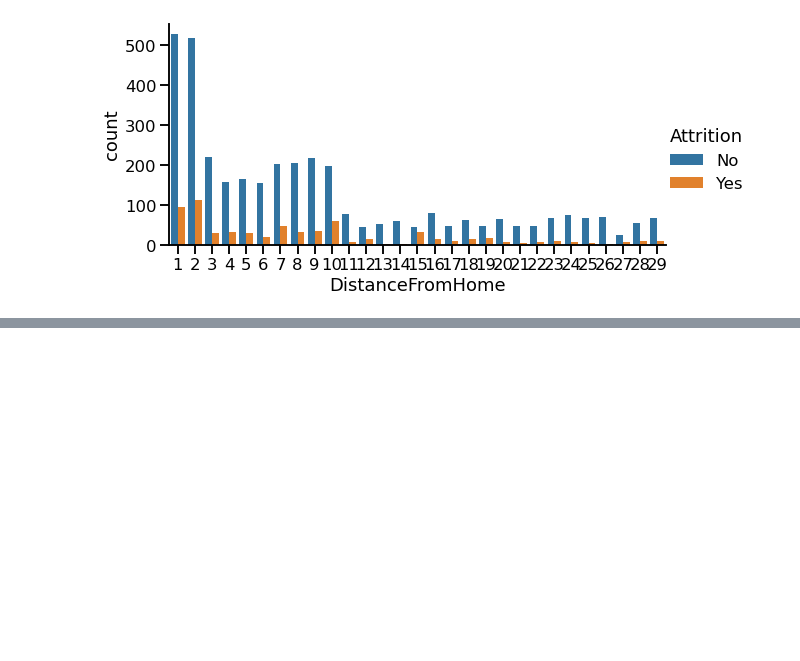
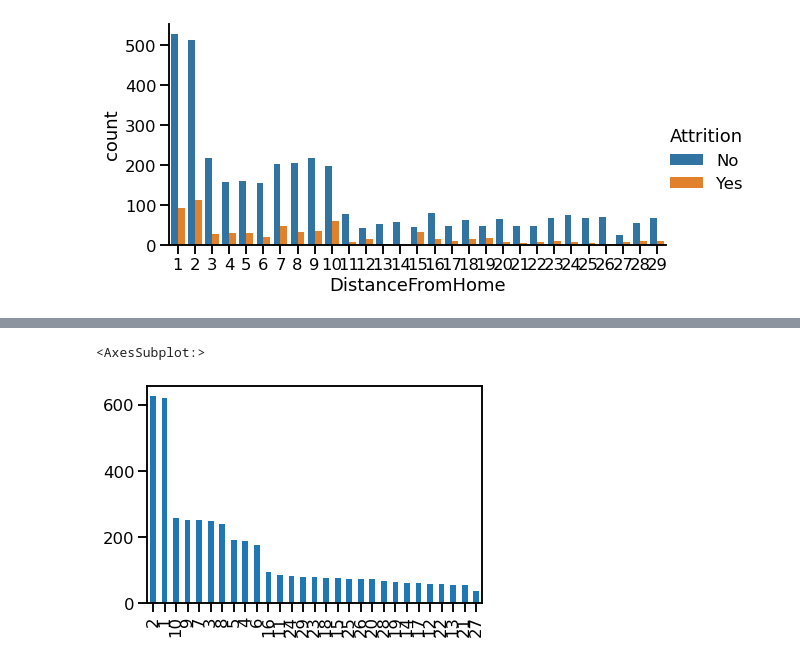
Before and after one commit to Teerath67/Projet-IA, a Jupyter notebook: ProjetIA2.ipynb, the cells around one changed output, grey strips where cells are left out. Drawn from its saved outputs; the diff is of its cells as text; code cells hidden in the pictures; blank space fills up the shorter version.

```diff
--- a/ProjetIA2.ipynb
+++ b/ProjetIA2.ipynb
@@ -475,6 +464,8 @@ disc
  'MaritalStatus']
 # %%
 analysis_df = general
+# %%
+general = general.dropna(axis=0)
 # %%
 from itertools import product
 import seaborn as sns
@@ -530,0 +561,7 @@ sns.catplot(x='DistanceFromHome', hue='Attrition', data=general, kind="count", h
+# %%
+data = general["DistanceFromHome"].value_counts()
+# %%
+data.plot.bar()
+# %% [output]
+<AxesSubplot:>
+[figure, added]
```
Also changed, not shown: parts of 52 cells of this notebook.
